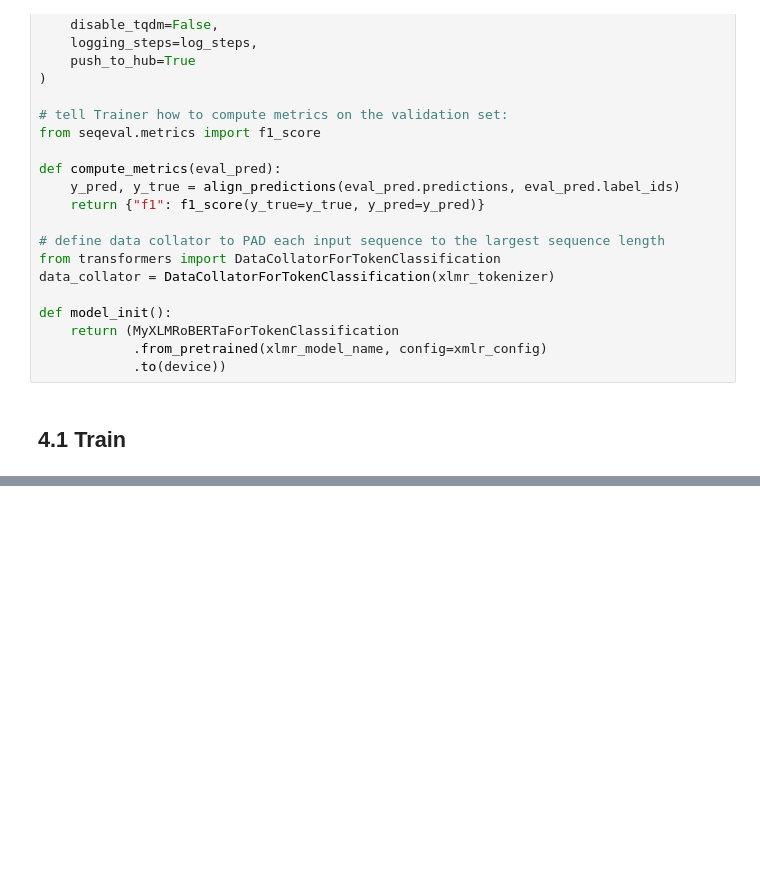
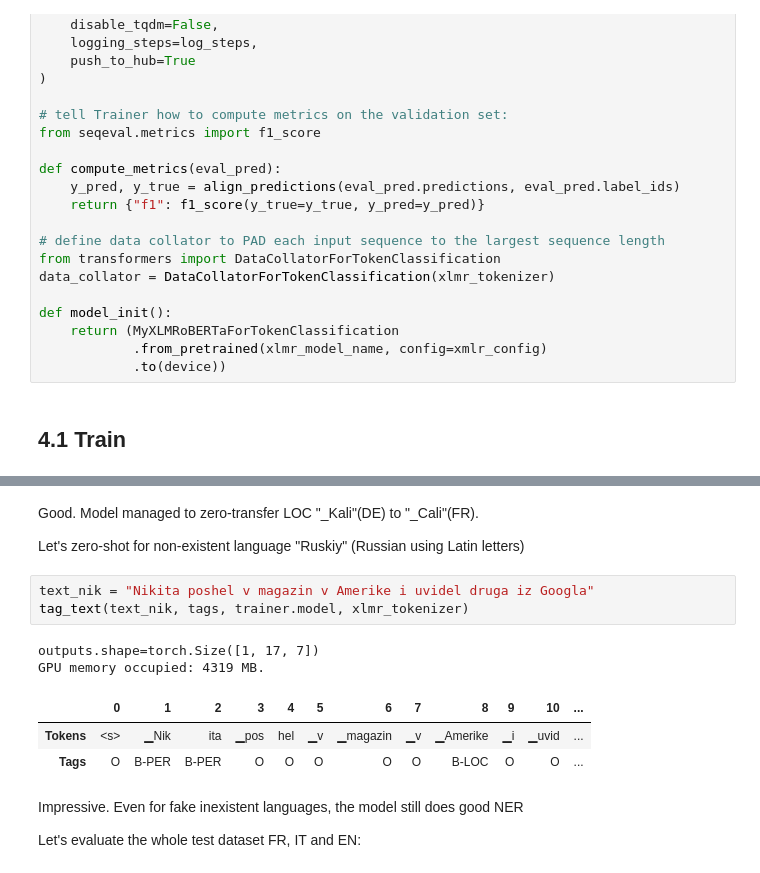
Before and after one commit to nikitakapitan/nlphub, a Jupyter notebook: BERT/[NER]XLM-RoBERTa/ner.ipynb, the cells around one changed output, grey strips where cells are left out. Cells and saved outputs as stored; diff of their text form; blank space fills up the shorter version.

```diff
--- a/BERT/[NER]XLM-RoBERTa/ner.ipynb
+++ b/BERT/[NER]XLM-RoBERTa/ner.ipynb
@@ -481,0 +514,17 @@ outputs.shape=torch.Size([1, 14, 7])
+# %% [markdown]
+Good. Model managed to zero-transfer LOC "_Kali"(DE) to "_Cali"(FR).
+
+Let's zero-shot for non-existent language "Ruskiy" (Russian using Latin letters)
+# %%
+text_nik = "Nikita poshel v magazin v Amerike i uvidel druga iz Googla"
+tag_text(text_nik, tags, trainer.model, xlmr_tokenizer)
+# %% [output]
+outputs.shape=torch.Size([1, 17, 7])
+GPU memory occupied: 4319 MB.
+|  | 0 | 1 | 2 | 3 | 4 | 5 | 6 | 7 | 8 | 9 | 10 | ... |
+| Tokens | <s> | ▁Nik | ita | ▁pos | hel | ▁v | ▁magazin | ▁v | ▁Amerike | ▁i | ▁uvid | ... |
+| Tags | O | B-PER | B-PER | O | O | O | O | O | B-LOC | O | O | ... |
+# %% [markdown]
+Impressive. Even for fake inexistent languages, the model still does good NER
+
+Let's evaluate the whole test dataset FR, IT and EN:
```
Also changed, not shown: parts of 19 cells of this notebook.
